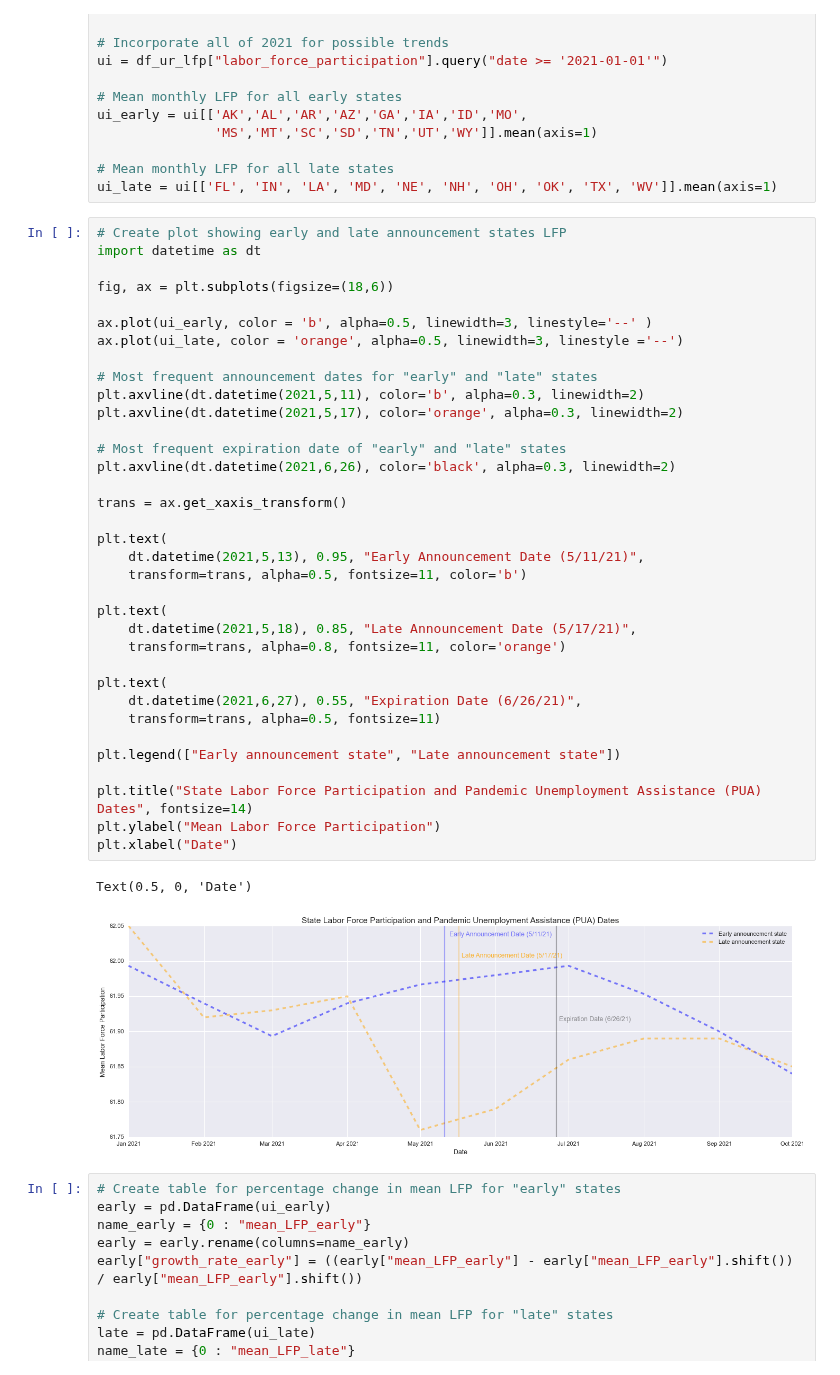
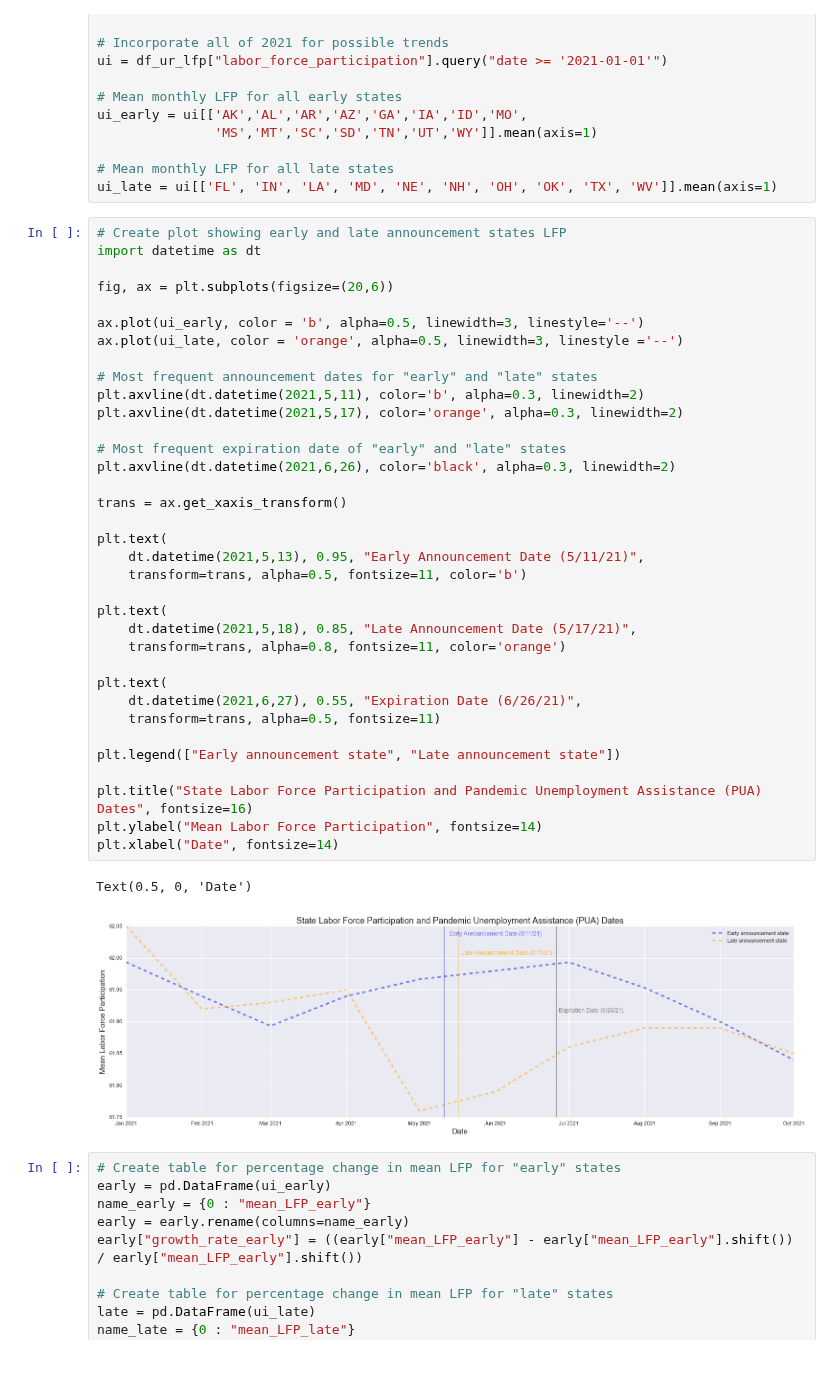
Before and after one commit to vgm236/ferrante_moreira_data_project, a Jupyter notebook: app/ferrante_moreira_project.ipynb, the cells around one changed output. Saved outputs shown, nothing was run; the diff lists cells and outputs as text.

Commit message:
cleaning up plots

```diff
--- a/app/ferrante_moreira_project.ipynb
+++ b/app/ferrante_moreira_project.ipynb
@@ -923,40 +923,40 @@ ui_late = ui[['FL', 'IN', 'LA', 'MD', 'NE', 'NH', 'OH', 'OK', 'TX', 'WV']].mean(
 # Create plot showing early and late announcement states LFP
 import datetime as dt
 
-fig, ax = plt.subplots(figsize=(18,6))
+fig, ax = plt.subplots(figsize=(20,6))
 
-ax.plot(ui_early, color = 'b', alpha=0.5, linewidth=3, linestyle='--' )
+ax.plot(ui_early, color = 'b', alpha=0.5, linewidth=3, linestyle='--')
 ax.plot(ui_late, color = 'orange', alpha=0.5, linewidth=3, linestyle ='--')
 
 # Most frequent announcement dates for "early" and "late" states
 plt.axvline(dt.datetime(2021,5,11), color='b', alpha=0.3, linewidth=2)
 plt.axvline(dt.datetime(2021,5,17), color='orange', alpha=0.3, linewidth=2)
 
 # Most frequent expiration date of "early" and "late" states
 plt.axvline(dt.datetime(2021,6,26), color='black', alpha=0.3, linewidth=2)
 
 trans = ax.get_xaxis_transform()
 
 plt.text(
     dt.datetime(2021,5,13), 0.95, "Early Announcement Date (5/11/21)",
     transform=trans, alpha=0.5, fontsize=11, color='b')
 
 plt.text(
     dt.datetime(2021,5,18), 0.85, "Late Announcement Date (5/17/21)",
     transform=trans, alpha=0.8, fontsize=11, color='orange')
 
 plt.text(
     dt.datetime(2021,6,27), 0.55, "Expiration Date (6/26/21)",
     transform=trans, alpha=0.5, fontsize=11)
 
 plt.legend(["Early announcement state", "Late announcement state"])
 
-plt.title("State Labor Force Participation and Pandemic Unemployment Assistance (PUA) Dates", fontsize=14)
-plt.ylabel("Mean Labor Force Participation")
-plt.xlabel("Date")
+plt.title("State Labor Force Participation and Pandemic Unemployment Assistance (PUA) Dates", fontsize=16)
+plt.ylabel("Mean Labor Force Participation", fontsize=14)
+plt.xlabel("Date", fontsize=14)
 # %% [output]
 Text(0.5, 0, 'Date')
-[figure, old version]
+[figure, new version]
 # %%
 # Create table for percentage change in mean LFP for "early" states
 early = pd.DataFrame(ui_early)
```
Also changed, not shown: parts of 3 cells of this notebook.
